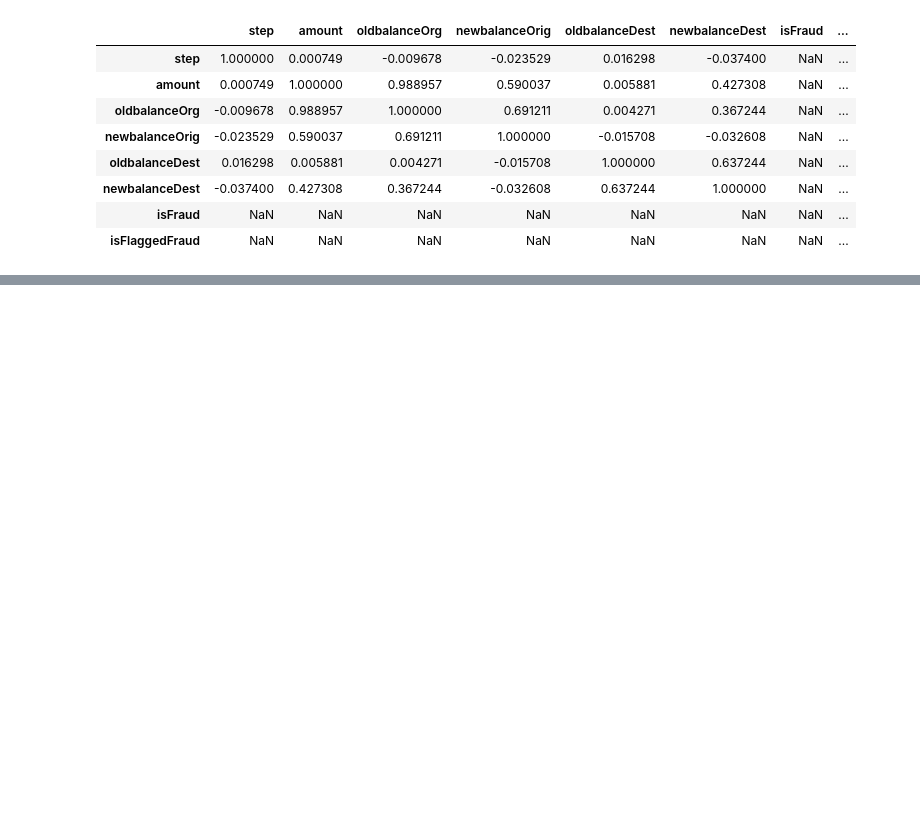
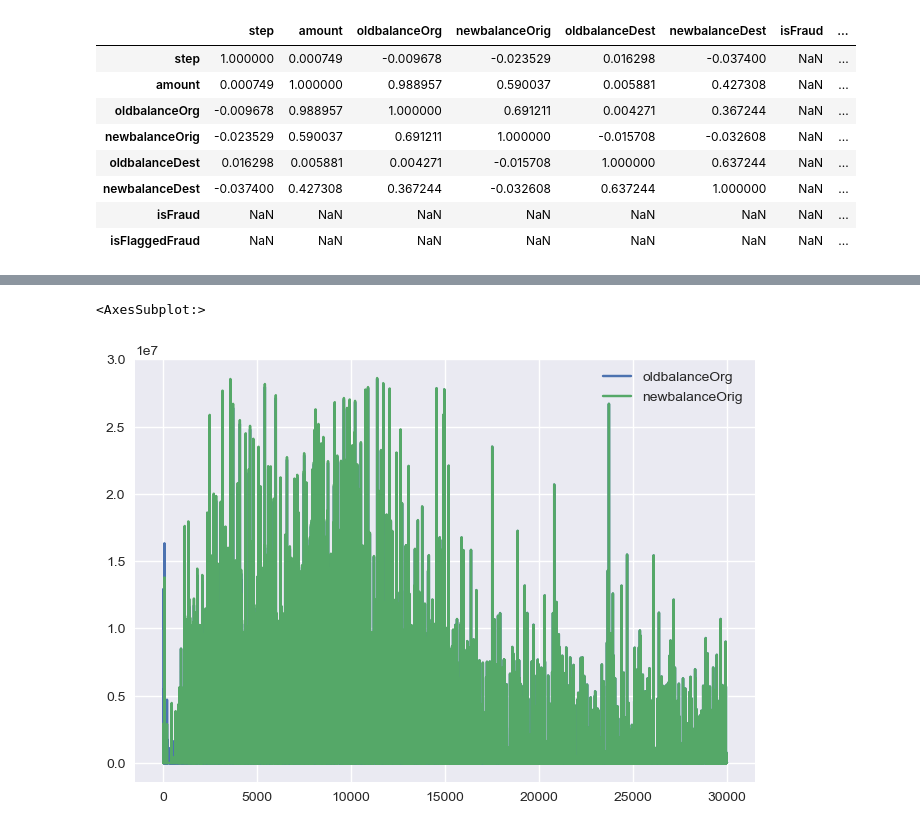
Before and after one commit to WanLihnag/final_project, a Jupyter notebook: test2.ipynb, the cells around one changed output, grey strips where cells are left out. Cells and saved outputs as stored; diff of their text form; code cells hidden in the pictures; blank space fills up the shorter version.

```diff
--- a/test2.ipynb
+++ b/test2.ipynb
@@ -133,3 +133,6 @@ correlation
 | newbalanceDest | -0.037400 | 0.427308 | 0.367244 | -0.032608 | 0.637244 | 1.000000 | NaN | ... |
 | isFraud | NaN | NaN | NaN | NaN | NaN | NaN | NaN | ... |
 | isFlaggedFraud | NaN | NaN | NaN | NaN | NaN | NaN | NaN | ... |
+# %%
+df = df.sort_values(by = 'amount', ignore_index= 'True',ascending= False)
+df
@@ -135,0 +184,4 @@ correlation
+# %%
+df['isFraud'][df['isFraud'] == 1] = 'Fraud'
+df['isFraud'][df['isFraud'] == 0] = 'Not Fraud'
+df
@@ -135,0 +205,5 @@ correlation
+# %%
+df[['oldbalanceOrg', 'newbalanceOrig']].plot()
+# %% [output]
+<AxesSubplot:>
+[figure, added]
```
Also changed, not shown: parts of 5 cells of this notebook, 2 other files.
